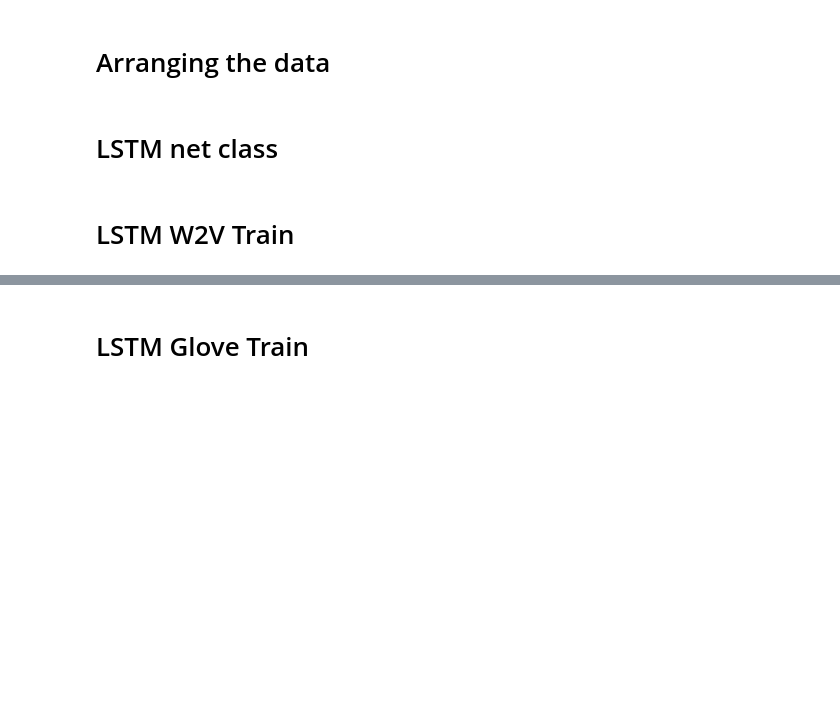
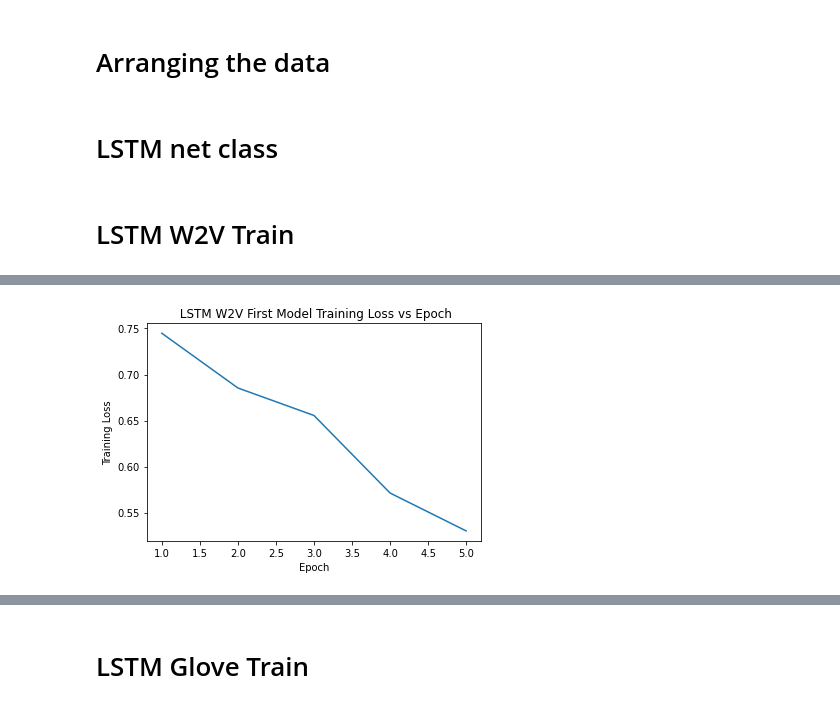
Before and after one commit to benmali/Deep2LSTM, a Jupyter notebook: DL-EX1-G2 22.4.22.ipynb, the cells around one changed output, grey strips where cells are left out. Saved outputs shown, nothing was run; the diff lists cells and outputs as text; code cells hidden in the pictures; blank space fills up the shorter version.

```diff
--- a/DL-EX1-G2.ipynb
+++ b/DL-EX1-G2 22.4.22.ipynb
@@ -161,16 +132,16 @@ print(wc)
 (['Bromwell High is a cartoon comedy It ran at the same time as some other programs about school life such as Teachers My 35 years in the teaching profession lead me to believe that Bromwell Highs sat ...
 {'bromwell': 8, 'high': 1097, 'is': 57254, 'a': 83954, 'cartoon': 247, 'comedy': 1737, 'it': 39397, 'ran': 121, 'at': 11243, 'the': 173315, 'same': 1972, 'time': 6509, 'as': 26313, 'some': 7442, 'othe ...
 # %%
+# Loading all reviews into positive and negative lists
+
 sentences=[]
 pos_reviews=create_word_counter(load_positive_reviews())[1]
 neg_reviews=create_word_counter(load_negative_reviews())[1]
 
 for query in pos_reviews.keys():
-    concat_sentences(sentences,pos_reviews[query][0])
+    concatsentences(sentences,pos_reviews[query][0])
 
 for query in neg_reviews.keys():
-    concat_sentences(sentences,neg_reviews[query][0])
-
-# sentences[0:2]
+    concatsentences(sentences,neg_reviews[query][0])
 # %% [markdown]
 # Training and creating Word2Vec Embeddings
@@ -350,25 +378,31 @@ class lstmnet(nn.Module):
         self.W_o = nn.Parameter(torch.Tensor(input_sz, hidden_sz))
         self.U_o = nn.Parameter(torch.Tensor(hidden_sz, hidden_sz))
 
+        # Sigmoid layer
         self.sigmoid=nn.Sigmoid()
+        # FC layer
         self.fc1=nn.Linear(hidden_sz,1)
 
+        # Initializing parameters weights
         self.init_weights()
 
 
     def init_weights(self):
+        # Assigning random weights from a stdv (generated from 1 / number of hidden neurons) distribution
         stdv = 1.0 / math.sqrt(self.hidden_size)
         for weight in self.parameters():
-            #weight.data.uniform_(-stdv, stdv)
             nn.init.uniform_(weight, -stdv, stdv)
 
-    def forward(self, x, init_states=None):
+    def forward(self,
+                x,
+                init_states=None):
 
         """
         assumes x.shape represents (batch_size, sequence_size, input_size)
         """
         batchsize, seq_sz, _ = x.size()
         hidden_seq = []
+        # If no initial states were given, initialize them with zeros
         if init_states is None:
             h_t, c_t = (
                 torch.zeros(batchsize, self.hidden_size),
@@ -377,6 +411,7 @@ class lstmnet(nn.Module):
         else:
             h_t, c_t = init_states
 
+        # For each word, compute the next state
         for t in range(seq_sz):
             x_t = x[:, t, :]
 
@@ -397,18 +432,10 @@ class lstmnet(nn.Module):
         hidden_seq = hidden_seq.transpose(0, 1).contiguous()
 
 
-#         self.flatsize=x.shape[1]*x.shape[2]
-#         self.fc1=nn.Linear(self.flatsize,1)
+        self.vec=h_t
 
-#         self.vec=hidden_seq.flatten().detach()
-        self.vec=h_t
-#         print(self.vec)
-
-#         out=self.fc1(self.vec)
         out=self.fc1(h_t)[0]
-#         out=self.sigmoid(outlin)
         return self.sigmoid(out)
-#         return hidden_seq, (h_t, c_t)
 # %% [markdown]
 # LSTM W2V Train
 # %%
@@ -516,0 +555,9 @@ Epoch: 5        Training Loss: 0.551154
+# %%
+# Plotting Training Loss over epochs
+plt.plot(np.arange(1,n_epochs+1),losses_train_list)
+plt.xlabel("Epoch")
+plt.ylabel("Training Loss")
+plt.title(" LSTM W2V First Model Training Loss vs Epoch")
+plt.show()
+# %% [output]
+[figure, added]
```
Also changed, not shown: parts of 33 cells of this notebook, 1 other file.
